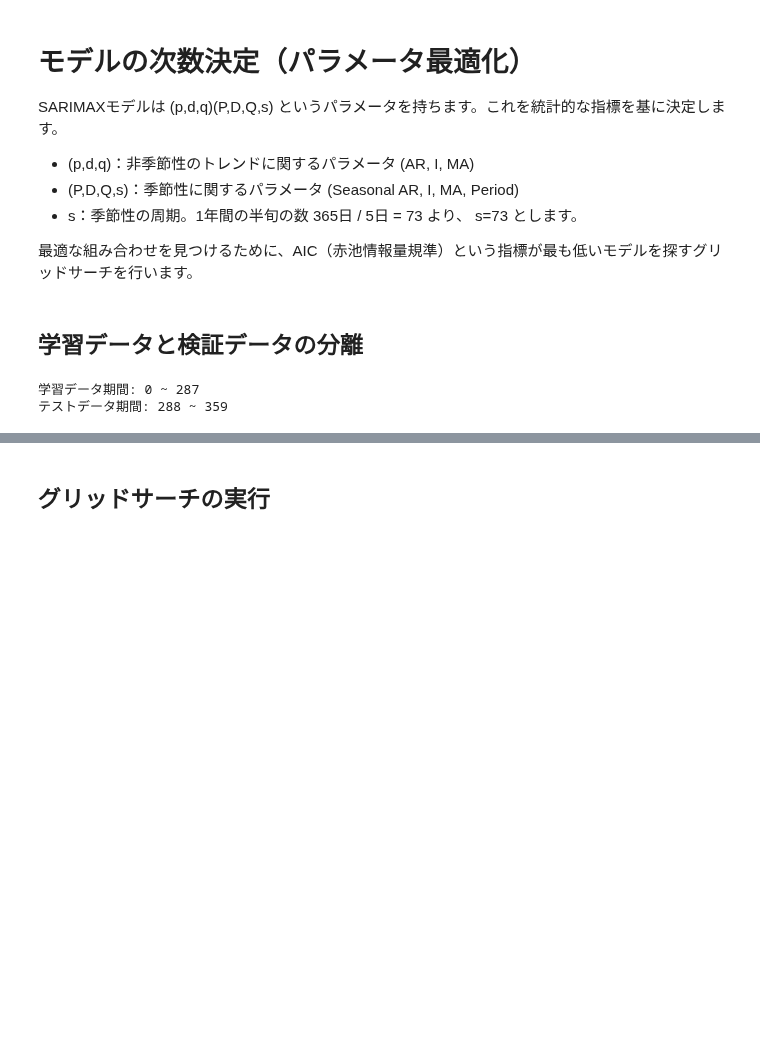
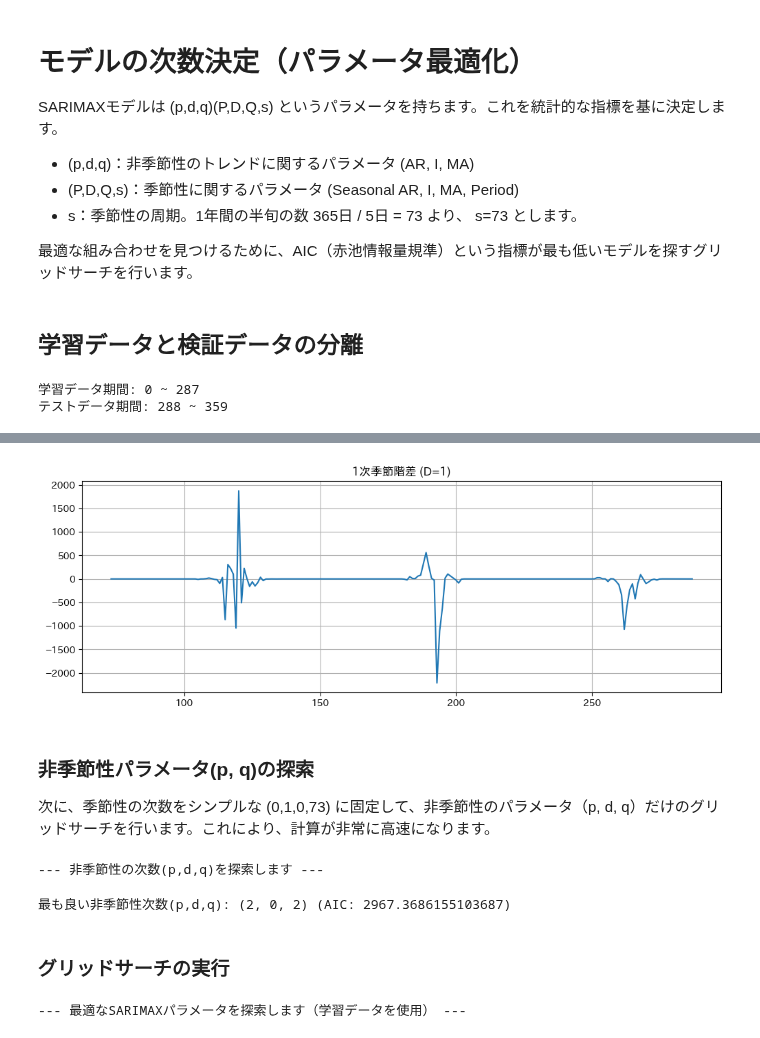
Before and after one commit to ShotaSasaki-HU/ASTRO-CAMP-2025, a Jupyter notebook: sarimax.ipynb, the cells around one changed output, grey strips where cells are left out. Saved outputs shown, nothing was run; the diff lists cells and outputs as text; code cells hidden in the pictures; blank space fills up the shorter version.

```diff
--- a/sarimax.ipynb
+++ b/sarimax.ipynb
@@ -423,10 +449,67 @@ print(f"テストデータ期間: {test_y.index.min()} ~ {test_y.index.max()}")
+# %%
+# 季節差分を適用してグラフを確認
+train_y.diff(73).plot(figsize=(12,4), title='1次季節階差 (D=1)')
+plt.grid()
+plt.show()
+# %% [output]
+[figure, added]
+# %% [markdown]
+### 非季節性パラメータ(p, q)の探索
+次に、季節性の次数をシンプルな (0,1,0,73) に固定して、非季節性のパラメータ（p, d, q）だけのグリッドサーチを行います。これにより、計算が非常に高速になります。
+# %%
+# d=0, D=1 と仮定
+d = 0
+D = 1
+s = 73
+
+p = q = range(0, 3) # p,qの探索範囲を少し広げる
+pdq = list(itertools.product(p, [d], q))
+
+best_aic_pdq = np.inf
+best_pdq = None
+
+print("\n--- 非季節性の次数(p,d,q)を探索します ---")
+for param in pdq:
+    try:
+        mod = sm.tsa.statespace.SARIMAX(train_y,
+                                        exog=train_X,
+                                        order=param,
+                                        seasonal_order=(0, D, 0, s), # 季節性はシンプルに固定
+                                        enforce_stationarity=False,
+                                        enforce_invertibility=False)
+        results = mod.fit(disp=False)
+        if results.aic < best_aic_pdq:
+            best_aic_pdq = results.aic
+            best_pdq = param
+    except:
+        continue
+
+print(f'最も良い非季節性次数(p,d,q): {best_pdq} (AIC: {best_aic_pdq})')
+
+"""
+--- 非季節性の次数(p,d,q)を探索します ---
+/usr/local/lib/python3.12/dist-packages/statsmodels/base/model.py:607: ConvergenceWarning: Maximum Likelihood optimization failed to converge. Check mle_retvals
+  warnings.warn("Maximum Likelihood optimization failed to "
+/usr/local/lib/python3.12/dist-packages/statsmodels/base/model.py:607: ConvergenceWarning: Maximum Likelihood optimization failed to converge. Check mle_retvals
+  warnings.warn("Maximum Likelihood optimization failed to "
+最も良い非季節性次数(p,d,q): (2, 0, 2) (AIC: 2967.3686155103687)
+"""
+# %% [output]
+--- 非季節性の次数(p,d,q)を探索します ---
+最も良い非季節性次数(p,d,q): (2, 0, 2) (AIC: 2967.3686155103687)
 # %% [markdown]
-## グリッドサーチの実行
+### グリッドサーチの実行
 # %%
 # パラメータの探索範囲を定義
-p = d = q = range(0, 2)
-pdq = list(itertools.product(p, d, q))
-seasonal_pdq = [(x[0], x[1], x[2], 73) for x in list(itertools.product(p, d, q))]
+p = range(0, 2)
+d = range(0, 2)
+q = range(0, 2)
+pdq = list(itertools.product(p, d, q)) # 2 * 2 * 2 = 8通りの組み合わせ
+seasonal_pdq = [(x[0], x[1], x[2], 73) for x in list(itertools.product(
+    range(0, 2),
+    range(0, 2),
+    range(0, 2)
+    ))]
 
 best_aic = np.inf
 best_pdq = None
@@ -452,3 +535,5 @@ for param in pdq:
 
 print(f'最も良いAIC: {best_aic}')
 print(f'最も良い次数: order={best_pdq}, seasonal_order={best_seasonal_pdq}')
+# %% [output]
+--- 最適なSARIMAXパラメータを探索します（学習データを使用） ---
```
Also changed, not shown: parts of 3 cells of this notebook.
